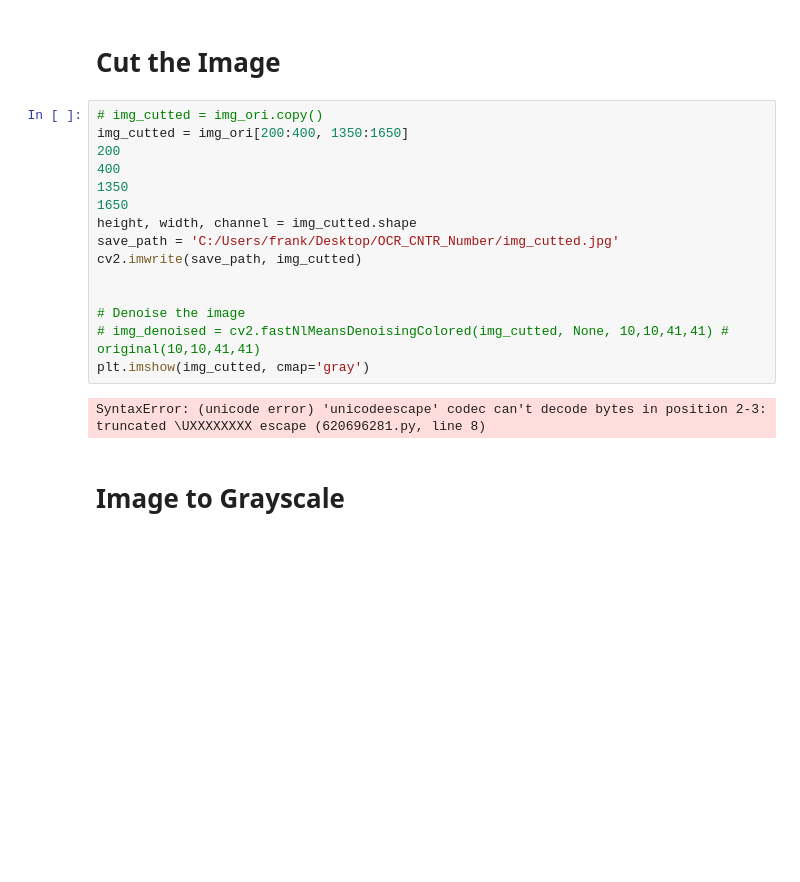
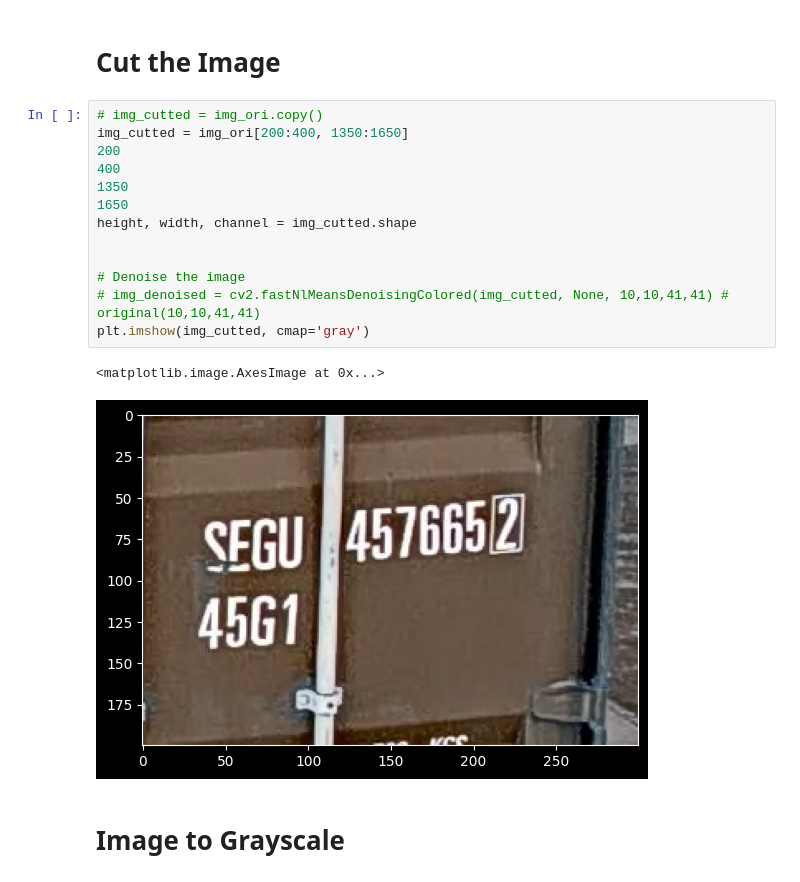
Before and after one commit to songjeongjun320/OCR_CNTR_Number, a Jupyter notebook: Test_NAV.ipynb, the cells around one changed output. Cells and saved outputs as stored; diff of their text form; blank space fills up the shorter version.

```diff
--- a/Test_NAV.ipynb
+++ b/Test_NAV.ipynb
@@ -23,20 +23,19 @@ plt.imshow(img_ori, cmap='gray')
 # %%
 # img_cutted = img_ori.copy()
 img_cutted = img_ori[200:400, 1350:1650]
 200
 400
 1350
 1650
 height, width, channel = img_cutted.shape
-save_path = 'C:/Users/frank/Desktop/OCR_CNTR_Number/img_cutted.jpg'
-cv2.imwrite(save_path, img_cutted)
 
 
 # Denoise the image
 # img_denoised = cv2.fastNlMeansDenoisingColored(img_cutted, None, 10,10,41,41) # original(10,10,41,41)
 plt.imshow(img_cutted, cmap='gray')
 # %% [output]
-SyntaxError: (unicode error) 'unicodeescape' codec can't decode bytes in position 2-3: truncated \UXXXXXXXX escape (620696281.py, line 8)
+<matplotlib.image.AxesImage at 0x...>
+[figure, added]
 # %% [markdown]
 # Image to Grayscale
 # %%
```
Also changed, not shown: parts of 1 cell of this notebook.
